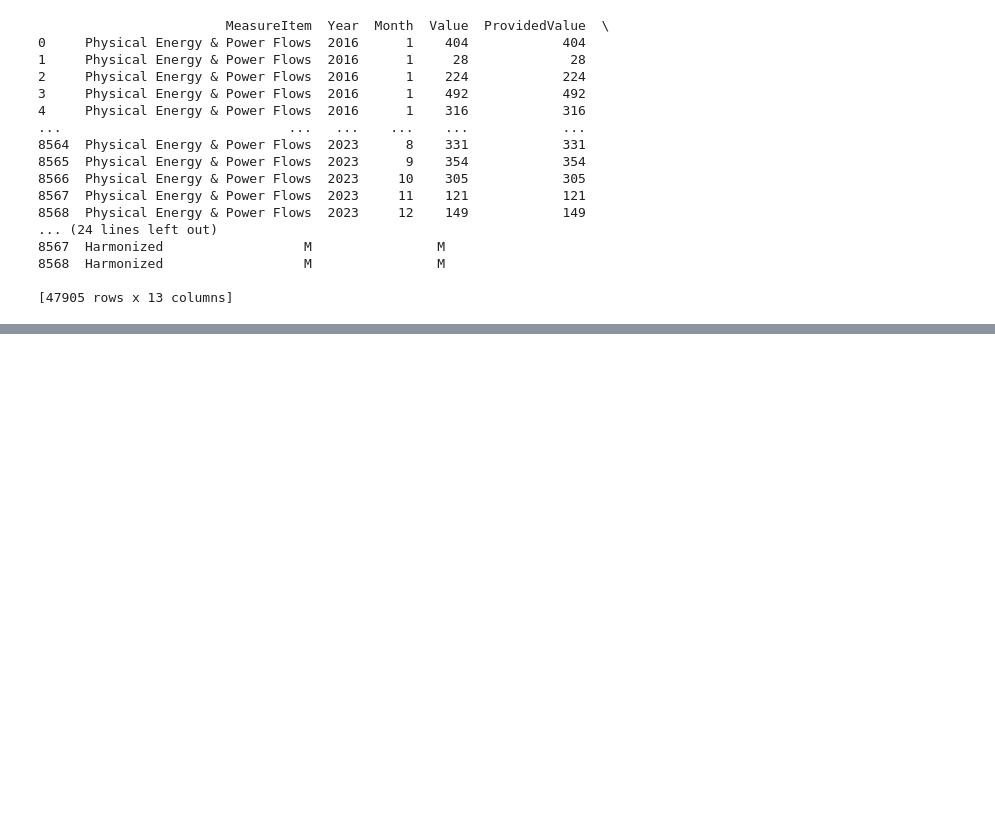
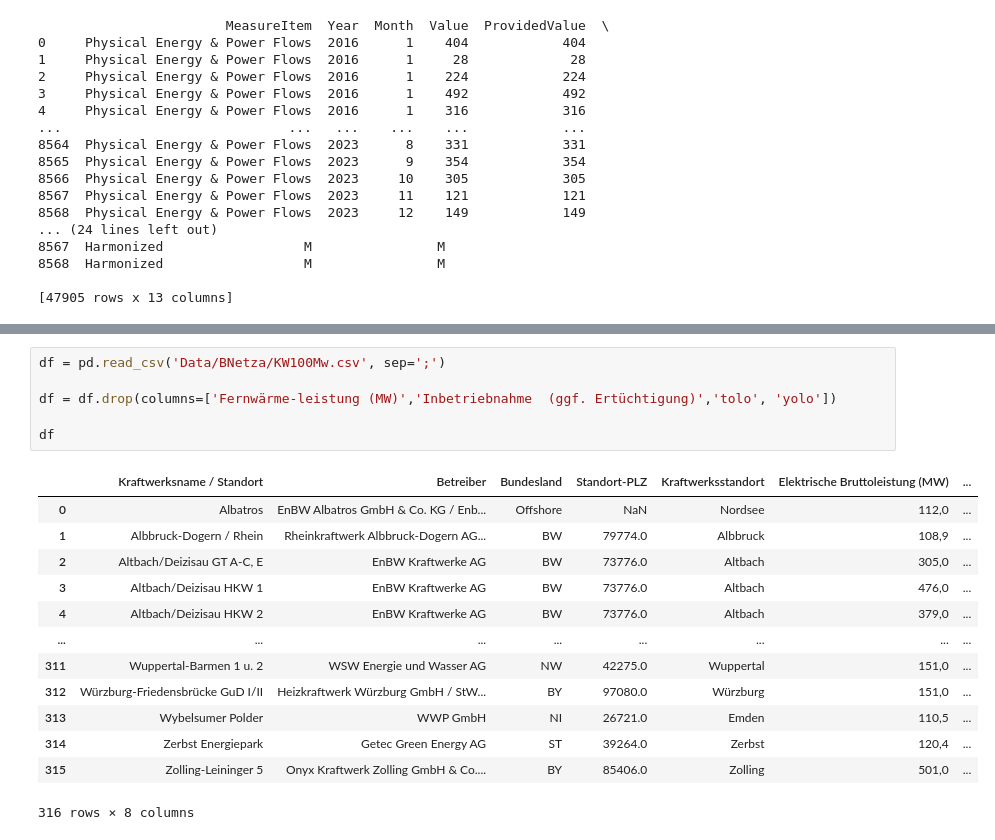
Before and after one commit to NiklasElsaesser/DataVisualization, a Jupyter notebook: dataPrep.ipynb, the cells around one changed output, grey strips where cells are left out. Drawn from its saved outputs; the diff is of its cells as text; blank space fills up the shorter version.

```diff
--- a/dataPrep.ipynb
+++ b/dataPrep.ipynb
@@ -553,0 +620,20 @@ print(PEPF_15_23)
+# %%
+df = pd.read_csv('Data/BNetza/KW100Mw.csv', sep=';')
+
+df = df.drop(columns=['Fernwärme-leistung (MW)','Inbetriebnahme  (ggf. Ertüchtigung)','tolo', 'yolo'])
+
+df
+# %% [output]
+|  | Kraftwerksname / Standort | Betreiber | Bundesland | Standort-PLZ | Kraftwerksstandort | Elektrische Bruttoleistung (MW) | ... |
+| 0 | Albatros | EnBW Albatros GmbH & Co. KG / Enb... | Offshore | NaN | Nordsee | 112,0 | ... |
+| 1 | Albbruck-Dogern / Rhein | Rheinkraftwerk Albbruck-Dogern AG... | BW | 79774.0 | Albbruck | 108,9 | ... |
+| 2 | Altbach/Deizisau GT A-C, E | EnBW Kraftwerke AG | BW | 73776.0 | Altbach | 305,0 | ... |
+| 3 | Altbach/Deizisau HKW 1 | EnBW Kraftwerke AG | BW | 73776.0 | Altbach | 476,0 | ... |
+| 4 | Altbach/Deizisau HKW 2 | EnBW Kraftwerke AG | BW | 73776.0 | Altbach | 379,0 | ... |
+| ... | ... | ... | ... | ... | ... | ... | ... |
+| 311 | Wuppertal-Barmen 1 u. 2 | WSW Energie und Wasser AG | NW | 42275.0 | Wuppertal | 151,0 | ... |
+| 312 | Würzburg-Friedensbrücke GuD I/II | Heizkraftwerk Würzburg GmbH / StW... | BY | 97080.0 | Würzburg | 151,0 | ... |
+| 313 | Wybelsumer Polder | WWP GmbH | NI | 26721.0 | Emden | 110,5 | ... |
+| 314 | Zerbst Energiepark | Getec Green Energy AG | ST | 39264.0 | Zerbst | 120,4 | ... |
+| 315 | Zolling-Leininger 5 | Onyx Kraftwerk Zolling GmbH & Co.... | BY | 85406.0 | Zolling | 501,0 | ... |
+316 rows × 8 columns
```
Also changed, not shown: parts of 15 cells of this notebook.
